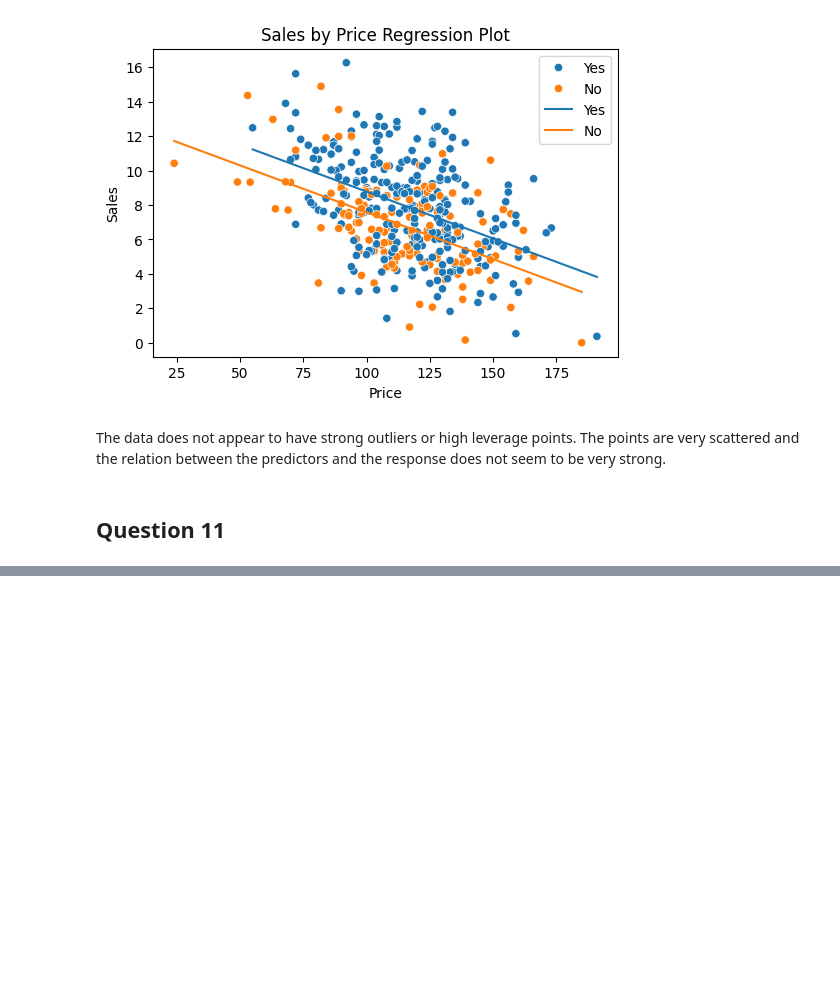
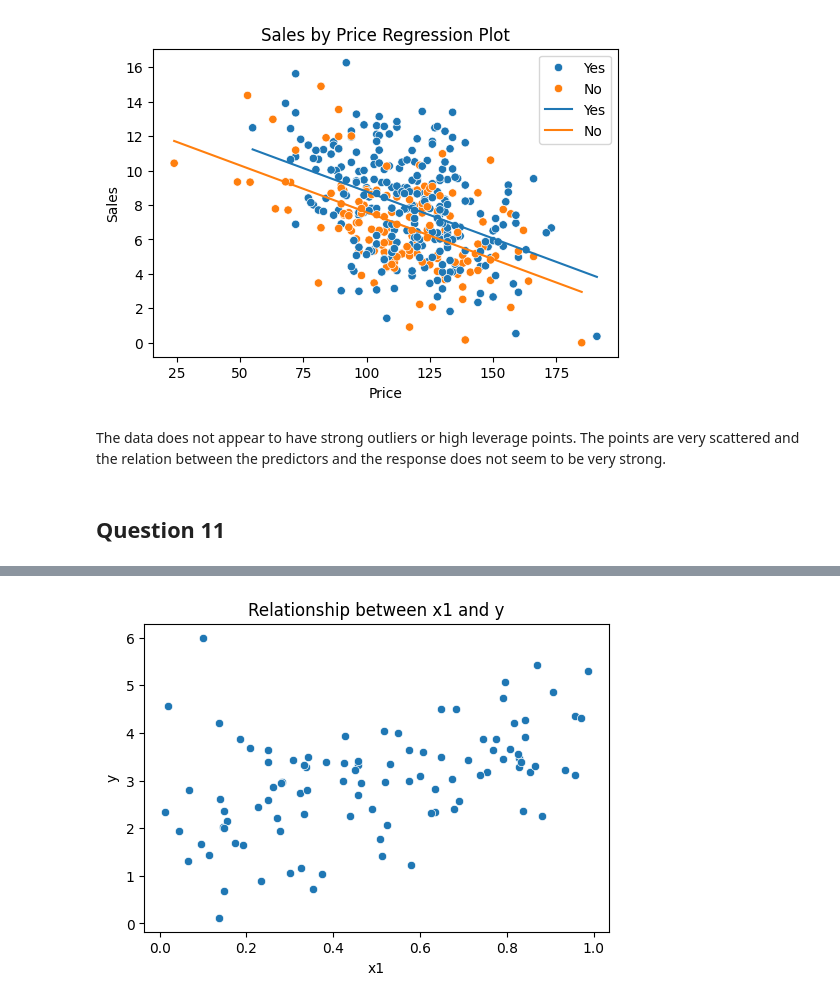
Before and after one commit to mateusmelo821/ISL-Exercises, a Jupyter notebook: Chapter_3.ipynb, the cells around one changed output, grey strips where cells are left out. Cells and saved outputs as stored; diff of their text form; code cells hidden in the pictures; blank space fills up the shorter version.

```diff
--- a/Chapter_3.ipynb
+++ b/Chapter_3.ipynb
@@ -580,0 +1166,8 @@ The data does not appear to have strong outliers or high leverage points. The po
+# %%
+x1 = np.concatenate([x1, [0.1]])
+x2 = np.concatenate([x2, [0.8]])
+y = np.concatenate([y, [6]])
+df = pd.DataFrame({'x1': x1, 'x2': x2, 'y': y})
+model = sm.ols('y ~ x1 + x2', data=df)
+results = model.fit()
+print(results.summary())
@@ -580,0 +1236,9 @@ The data does not appear to have strong outliers or high leverage points. The po
+# %%
+fig, ax = plt.subplots(figsize=(6, 4))
+sns.scatterplot(x=x1, y=y, ax=ax)
+ax.set_xlabel('x1')
+ax.set_ylabel('y')
+ax.set_title("Relationship between x1 and y")
+plt.show()
+# %% [output]
+[figure, added]
```
Also changed, not shown: parts of 70 cells of this notebook.
